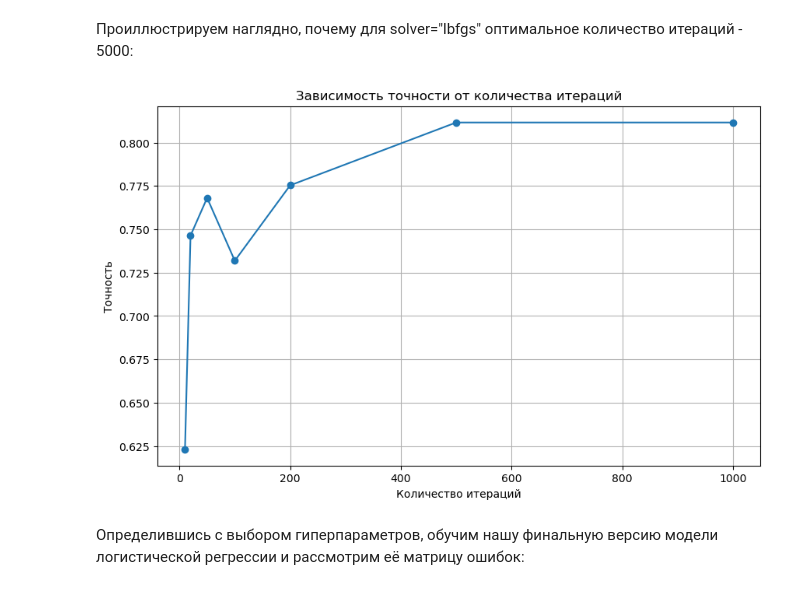
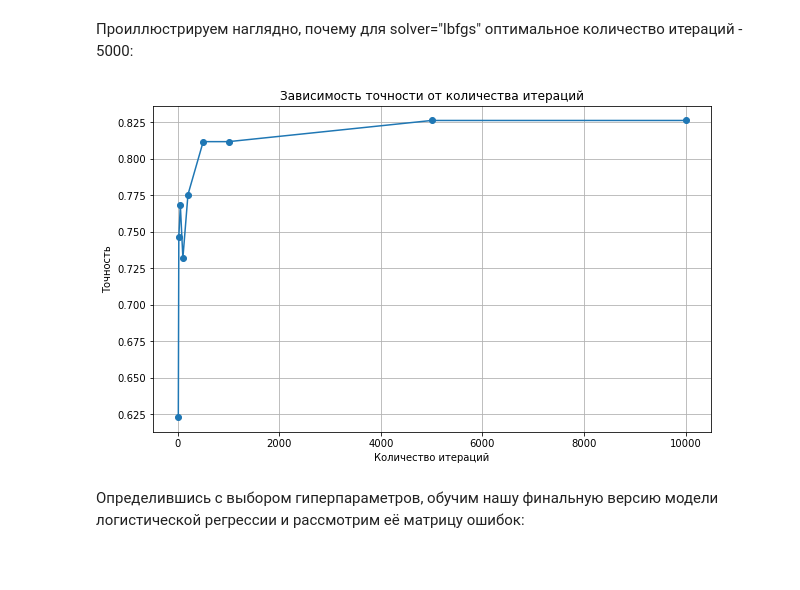
Before and after one commit to aeshef/AlgoTradingLiterature, a Jupyter notebook: ResearchProject.ipynb, the cells around one changed output. Saved outputs shown, nothing was run; the diff lists cells and outputs as text; code cells hidden in the pictures; blank space fills up the shorter version.

Commit message:
Corrected regression's iterations graphic
Corrected regression's iterations graphic and some mistakes in a model learning

```diff
--- a/ResearchProject.ipynb
+++ b/ResearchProject.ipynb
@@ -555,32 +550,32 @@ print("Лучшая accuracy:", best_accuracy)
 # %%
 model = LogisticRegression(solver="lbfgs", max_iter=5000)
 iterations = []
 accuracies = []
 
-max_iter_values = [10, 20, 50, 100, 200, 500, 1000]
+max_iter_values = [10, 20, 50, 100, 200, 500, 1000, 5000, 10000]
 
 warnings.filterwarnings("ignore")
 
 # обучение модели и запись точности
 for max_iter in max_iter_values:
     model.max_iter = max_iter
     model.fit(X_train, y_train)
     y_pred = model.predict(X_test)
     accuracy = accuracy_score(y_test, y_pred)
     iterations.append(max_iter)
     accuracies.append(accuracy)
 
 warnings.filterwarnings("default")
 
 plt.figure(figsize=(10, 6))
 plt.plot(iterations, accuracies, marker='o')
 plt.title('Зависимость точности от количества итераций')
 plt.xlabel('Количество итераций')
 plt.ylabel('Точность')
 plt.grid(True)
 plt.show()
 # %% [output]
-[figure, old version]
+[figure, new version]
 # %% [markdown]
 Определившись с выбором гиперпараметров, обучим нашу финальную версию модели логистической регрессии и рассмотрим её матрицу ошибок:
 # %%
```
Also changed, not shown: parts of 28 cells of this notebook.
